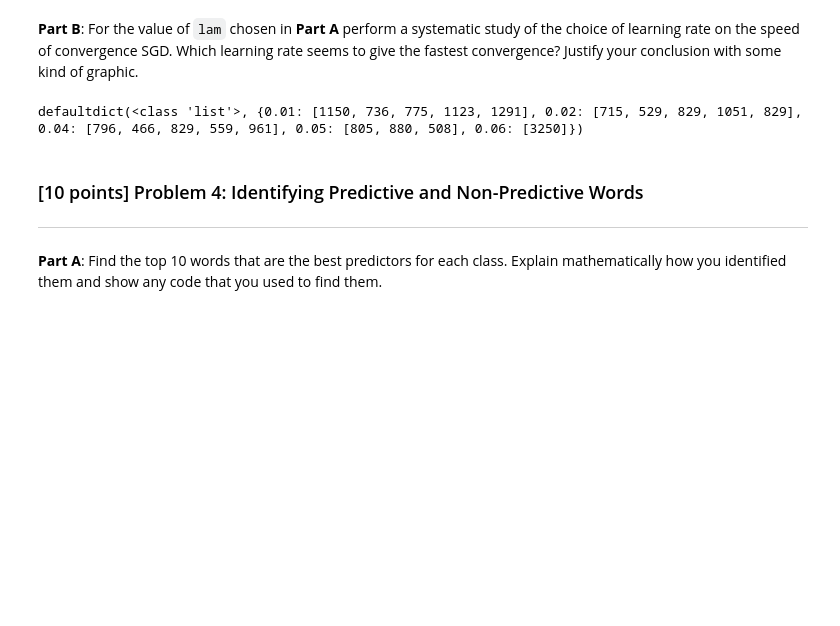
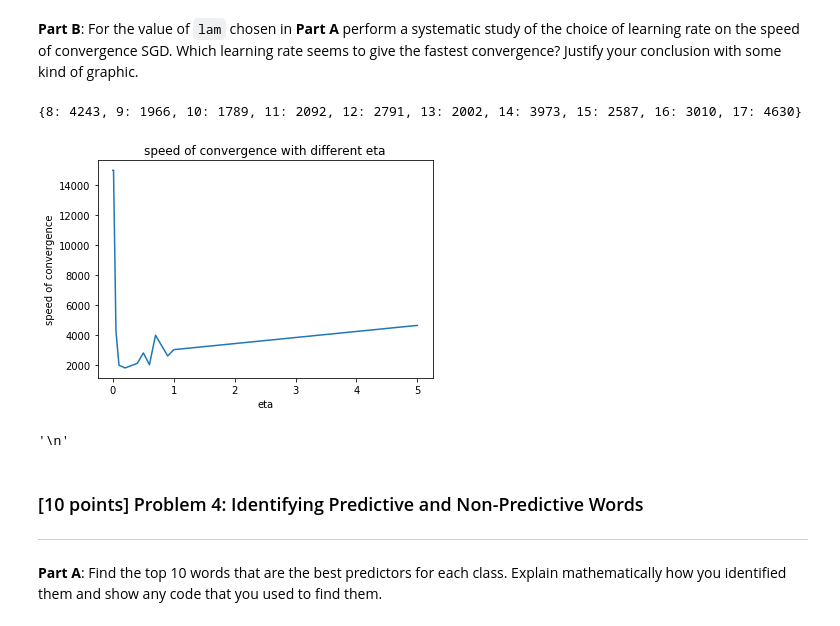
Before and after one commit to AkritiKapur/ml-5622-assignments, a Jupyter notebook: logreg/logreg.ipynb, the cells around one changed output. Saved outputs shown, nothing was run; the diff lists cells and outputs as text; code cells hidden in the pictures; blank space fills up the shorter version.

```diff
--- a/logreg/logreg.ipynb
+++ b/logreg/logreg.ipynb
@@ -378,46 +378,80 @@ accuracy- ['0.9655', '0.9569', '0.9569', '0.9655', '0.9569', '0.9655', '0.9569',
 # %%
 from collections import defaultdict
 iteration = 0
-num_epochs = 6
+#num_epochs = 4 #for test
+num_epochs = 6 #for train
 report_step = 3
+number_of_nll_values_compared = 3
 
-eta_choices = [0.01, 0.02, 0.04, 0.05, 0.06, 0.08, 0.1, 0.2, 0.3, 0.4, 0.5, 0.6, 0.7]
+eta_choices = [0, 0.000001, 0.000005, 0.00001, 0.0005, 0.001, 0.005, 0.01, 0.05, 0.1, 0.2, 0.4, 0.5, 0.6, 0.7, 0.9, 1, 5]
 
-threshold = 0.002
+# eta_choices = [0.0001, 0.1]
+threshold = 0.8
 
 
 has_converged = False
-eta_i = defaultdict(list)
-for i in range(5):
-    for eta in eta_choices:
-        lr = LogReg(train_set, test_set, lam=0.0000007, eta=eta)
+eta_i = {}
+
+for idx, eta in enumerate(eta_choices):
+        lr = LogReg(train_set, test_set, lam=0.000006, eta=eta)
         has_converged = False
-        last_saved_nll = lr.w
         iteration = 0
-        # Perform an epoch
+#         # Perform an epoch
         for pp in range(num_epochs):
             np.random.shuffle(lr.train_set)
             # loop over each training example
+
             for ex in lr.train_set:
                 # perform SGD update of weights
                 lr.sgd_update(ex, iteration)
                 # record progress
                 if iteration % report_step == 1:
-                    diff_arr = np.abs(last_saved_weights - lr.w)
-    #                 print(diff_arr)
-                    if all(a <= threshold  for a in diff_arr):
-                        eta_i[eta].append(iteration)
-                        has_converged = True
-                        break
-                    last_saved_weights = lr.w
+                    #test_nll, test_acc = lr.compute_progress(lr.test_set)
+                    train_nll, train_acc = lr.compute_progress(lr.train_set)
+#                     print(train_nll)
+                    lr.test_nll.append(train_nll)
+
+                    # if last few values {number_of_nll_values_compared} of
+                    # nlls differ only by the threshold,
+                    # then convergence has reached.
+                    if len(lr.test_nll) >= number_of_nll_values_compared:
+                        nlls = lr.test_nll[-number_of_nll_values_compared:]
+                        if all(abs(nlls[i] - nlls[i+1]) < threshold and nlls[i] < 30 for i in range(0, len(nlls)-1)):
+                            eta_i[idx] = iteration
+                            has_converged = True
+                            break
 
                 iteration += 1
             if has_converged:
                 break
 
 print(eta_i)
+
+for idx, eta in enumerate(eta_choices):
+    if idx not in eta_i:
+        eta_i[idx] = 15000
+
+plt.title('speed of convergence with different eta')
+plt.plot(eta_choices, [eta_i[i] for i in range(len(eta_choices))])
+plt.xlabel('eta')
+plt.ylabel('speed of convergence')
+plt.show()
+
+
+"""
+According to the plot below the, learning rate = 0.2 gives the fastest convergence. The study was done
+by running 6 epochs. Speed of convergence is defined by the number of iterations it takes to
+reach convergence. Convergence is reached when, the NLL < 30
+and the difference between the last 3 recorded values is less than a particular threshold (0.8).
+For values of learning rate, for which no convergence was reached, I've taken the iterations = 15000
+(assuming that it would reach convergence on the 15000th iteration.)
+
+It is seen that values 0.1 and 0.2 tend to do well.
+"""
 # %% [output]
-defaultdict(<class 'list'>, {0.01: [1150, 736, 775, 1123, 1291], 0.02: [715, 529, 829, 1051, 829], 0.04: [796, 466, 829, 559, 961], 0.05: [805, 880, 508], 0.06: [3250]})
+{8: 4243, 9: 1966, 10: 1789, 11: 2092, 12: 2791, 13: 2002, 14: 3973, 15: 2587, 16: 3010, 17: 4630}
+[figure, added]
+'\n'
 # %% [markdown]
 ### [10 points] Problem 4: Identifying Predictive and Non-Predictive Words
 ***
```
Also changed, not shown: parts of 5 cells of this notebook.
